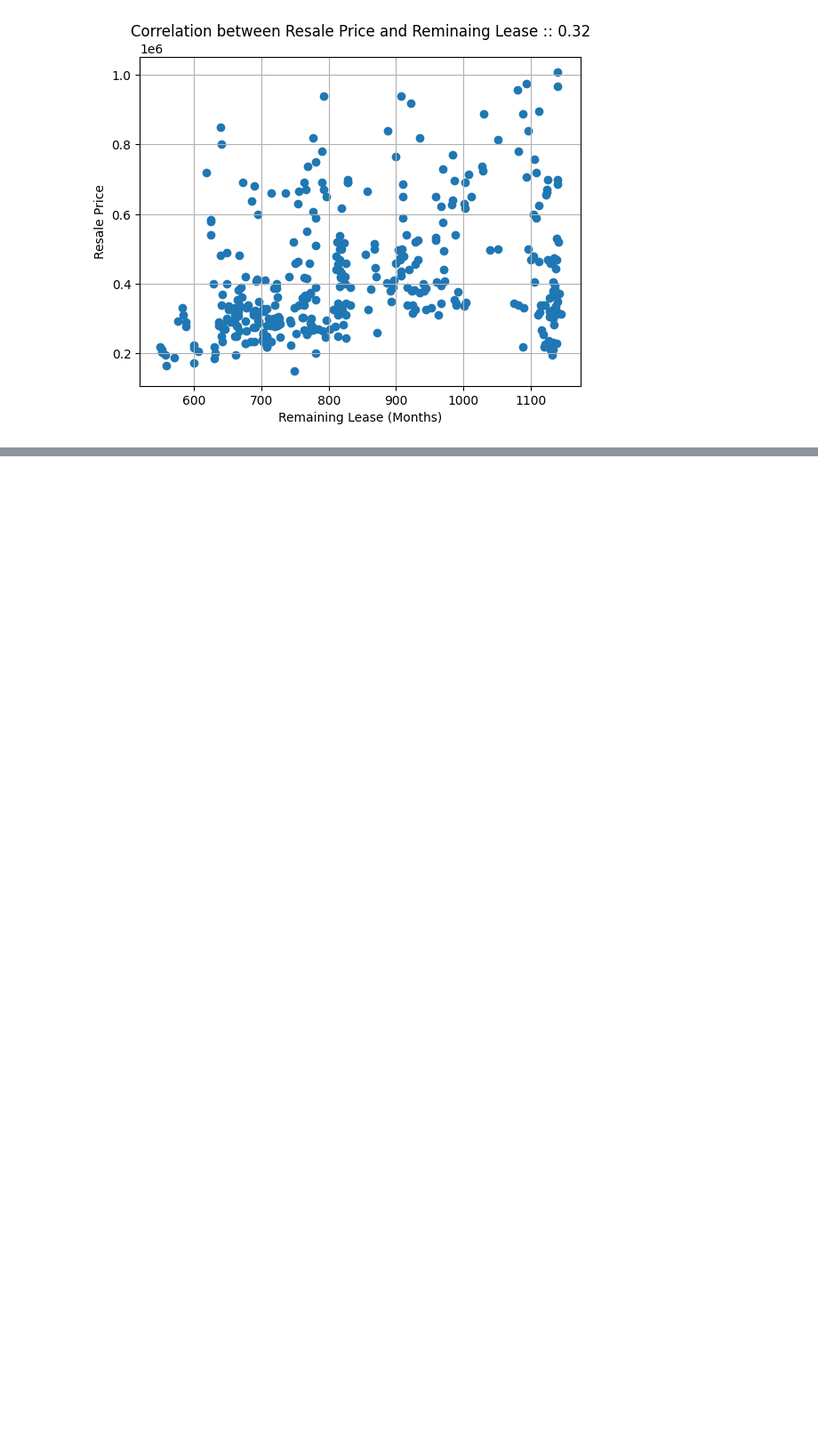
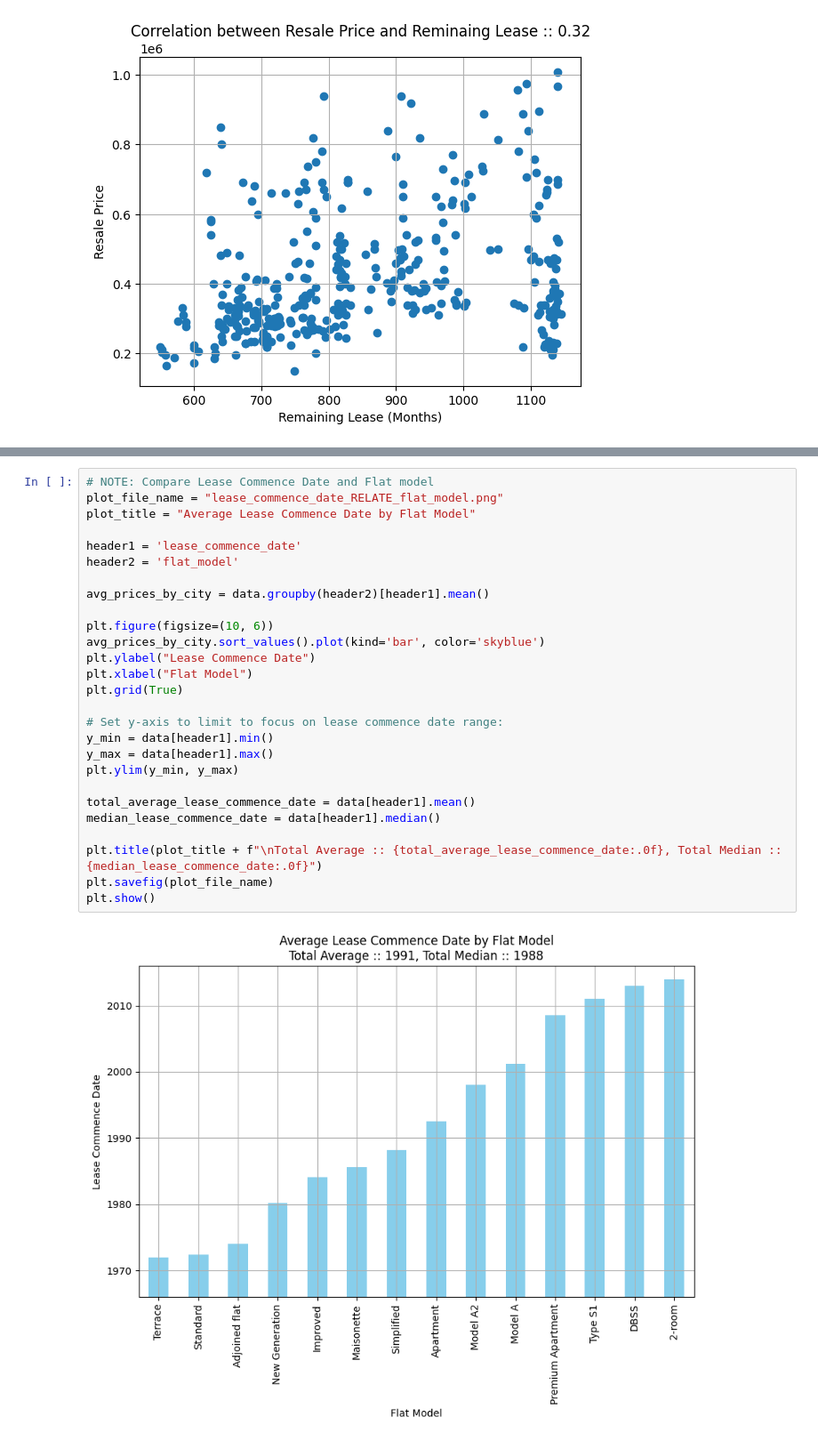
Before and after one commit to wqyeo/HDB_Data_Analytics, a Jupyter notebook: src/analysis.ipynb, the cells around one changed output, grey strips where cells are left out. Shown at 89% size. Cells and saved outputs as stored; diff of their text form; blank space fills up the shorter version.

```diff
--- a/src/analysis.ipynb
+++ b/src/analysis.ipynb
@@ -72,0 +86,29 @@ plt.show()
+# %%
+# NOTE: Compare Lease Commence Date and Flat model
+plot_file_name = "lease_commence_date_RELATE_flat_model.png"
+plot_title = "Average Lease Commence Date by Flat Model"
+
+header1 = 'lease_commence_date'
+header2 = 'flat_model'
+
+avg_prices_by_city = data.groupby(header2)[header1].mean()
+
+plt.figure(figsize=(10, 6))
+avg_prices_by_city.sort_values().plot(kind='bar', color='skyblue')
+plt.ylabel("Lease Commence Date")
+plt.xlabel("Flat Model")
+plt.grid(True)
+
+# Set y-axis to limit to focus on lease commence date range:
+y_min = data[header1].min()
+y_max = data[header1].max()
+plt.ylim(y_min, y_max)
+
+total_average_lease_commence_date = data[header1].mean()
+median_lease_commence_date = data[header1].median()
+
+plt.title(plot_title + f"\nTotal Average :: {total_average_lease_commence_date:.0f}, Total Median :: {median_lease_commence_date:.0f}")
+plt.savefig(plot_file_name)
+plt.show()
+# %% [output]
+[figure, added]
```
Also changed, not shown: parts of 2 cells of this notebook, 4 other files.
